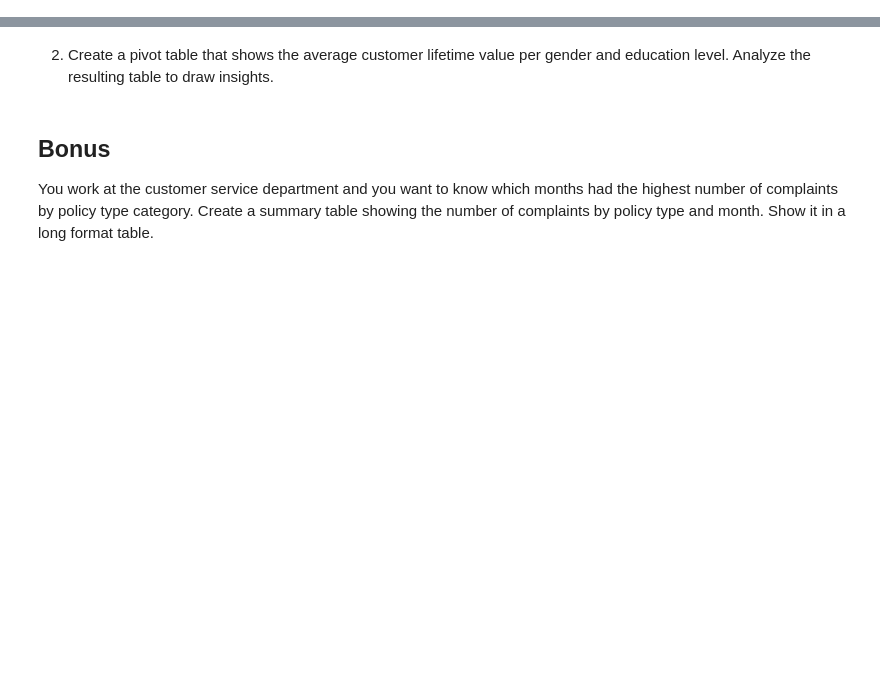
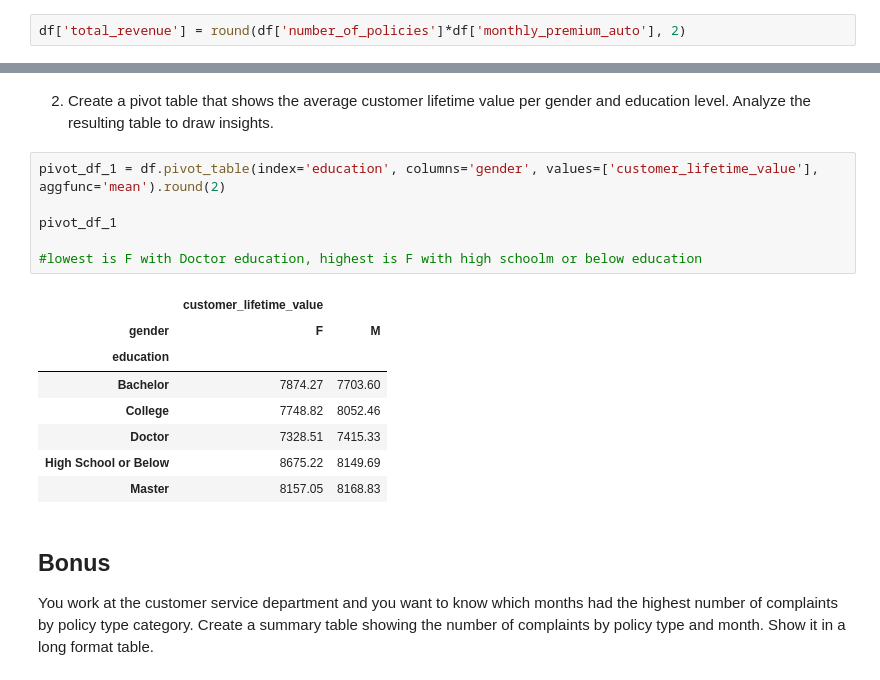
Before and after one commit to medirose/lab-dw-data-structuring-and-combining, a Jupyter notebook: lab-dw-data-structuring-and-combining.ipynb, the cells around one changed output, grey strips where cells are left out. Cells and saved outputs as stored; diff of their text form; blank space fills up the shorter version.

```diff
--- a/lab-dw-data-structuring-and-combining.ipynb
+++ b/lab-dw-data-structuring-and-combining.ipynb
@@ -85,0 +204,2 @@ Round the total revenue to 2 decimal points.  Analyze the resulting table to dra
+# %%
+df['total_revenue'] = round(df['number_of_policies']*df['monthly_premium_auto'], 2)
@@ -86,5 +219,20 @@ Round the total revenue to 2 decimal points.  Analyze the resulting table to dra
 # %% [markdown]
 2. Create a pivot table that shows the average customer lifetime value per gender and education level. Analyze the resulting table to draw insights.
+# %%
+pivot_df_1 = df.pivot_table(index='education', columns='gender', values=['customer_lifetime_value'], aggfunc='mean').round(2)
+
+pivot_df_1
+
+#lowest is F with Doctor education, highest is F with high schoolm or below education
+# %% [output]
+|  | customer_lifetime_value |  |
+| gender | F | M |
+| education |  |  |
+| Bachelor | 7874.27 | 7703.60 |
+| College | 7748.82 | 8052.46 |
+| Doctor | 7328.51 | 7415.33 |
+| High School or Below | 8675.22 | 8149.69 |
+| Master | 8157.05 | 8168.83 |
 # %% [markdown]
 ## Bonus
 
```
Also changed, not shown: parts of 22 cells of this notebook.
